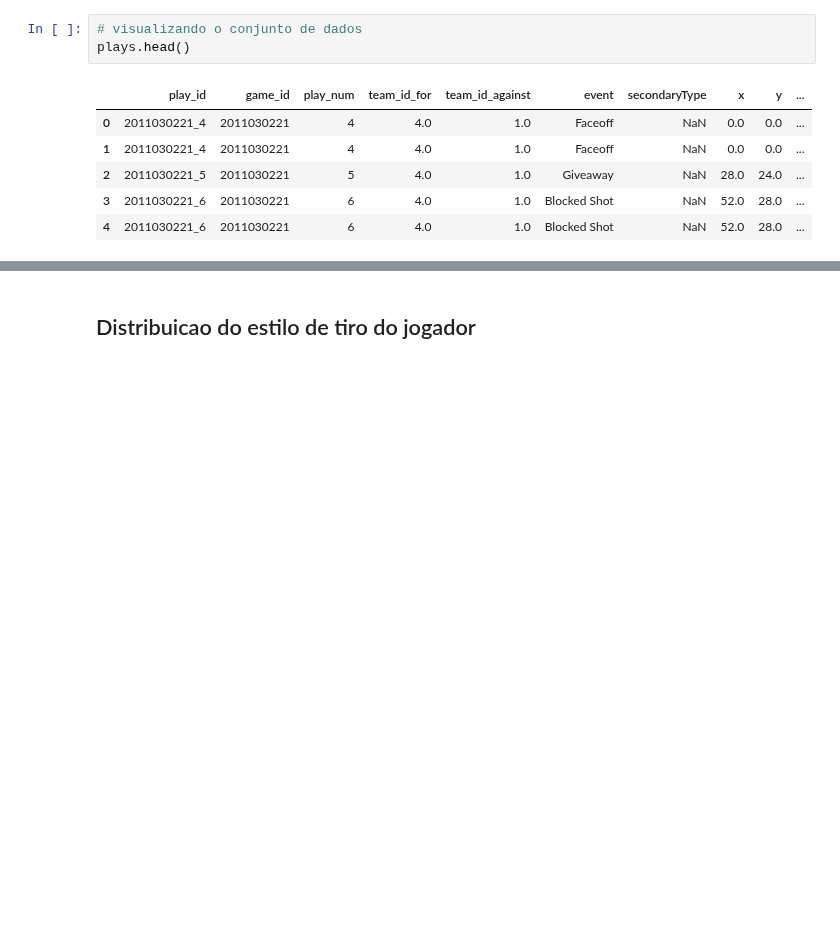
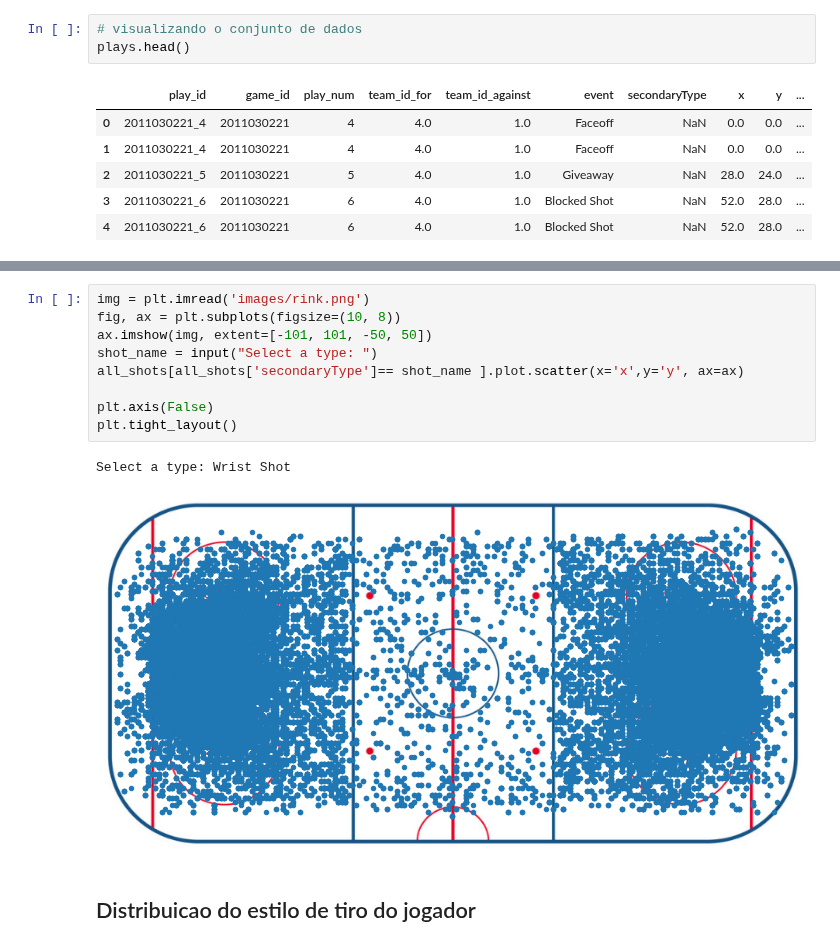
Before and after one commit to DanOakStats/NHL, a Jupyter notebook: data_cleaning.ipynb, the cells around one changed output, grey strips where cells are left out. Drawn from its saved outputs; the diff is of its cells as text; blank space fills up the shorter version.

```diff
--- a/data_cleaning.ipynb
+++ b/data_cleaning.ipynb
@@ -454,3 +492,15 @@ plays.head()
+# %%
+img = plt.imread('images/rink.png')
+fig, ax = plt.subplots(figsize=(10, 8))
+ax.imshow(img, extent=[-101, 101, -50, 50])
+shot_name = input("Select a type: ")
+all_shots[all_shots['secondaryType']== shot_name ].plot.scatter(x='x',y='y', ax=ax)
+
+plt.axis(False)
+plt.tight_layout()
+# %% [output]
+Select a type: Wrist Shot
+[figure, added]
 # %% [markdown]
 ## Distribuicao do estilo de tiro do jogador
 # %%
```
Also changed, not shown: parts of 10 cells of this notebook.
